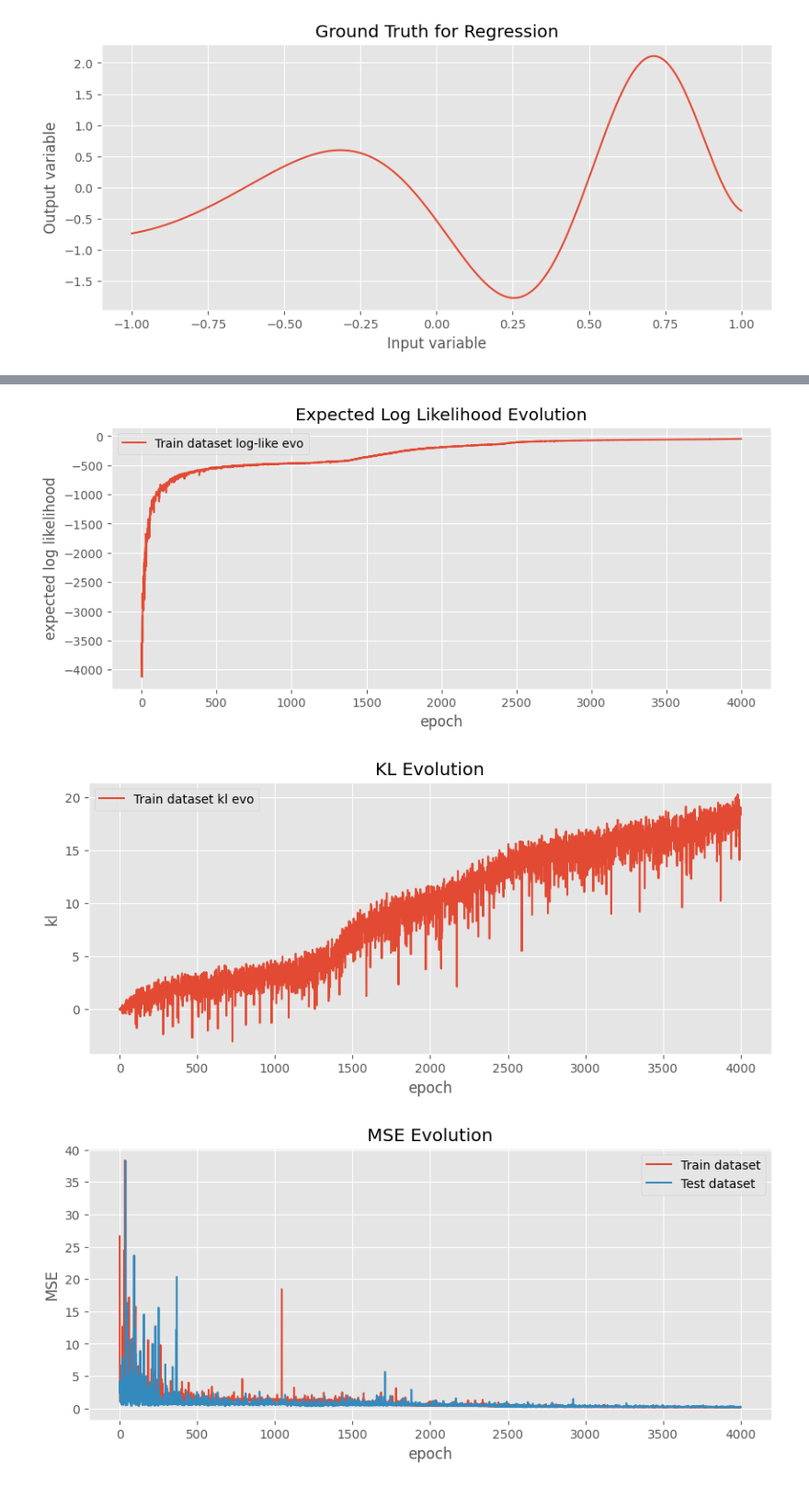
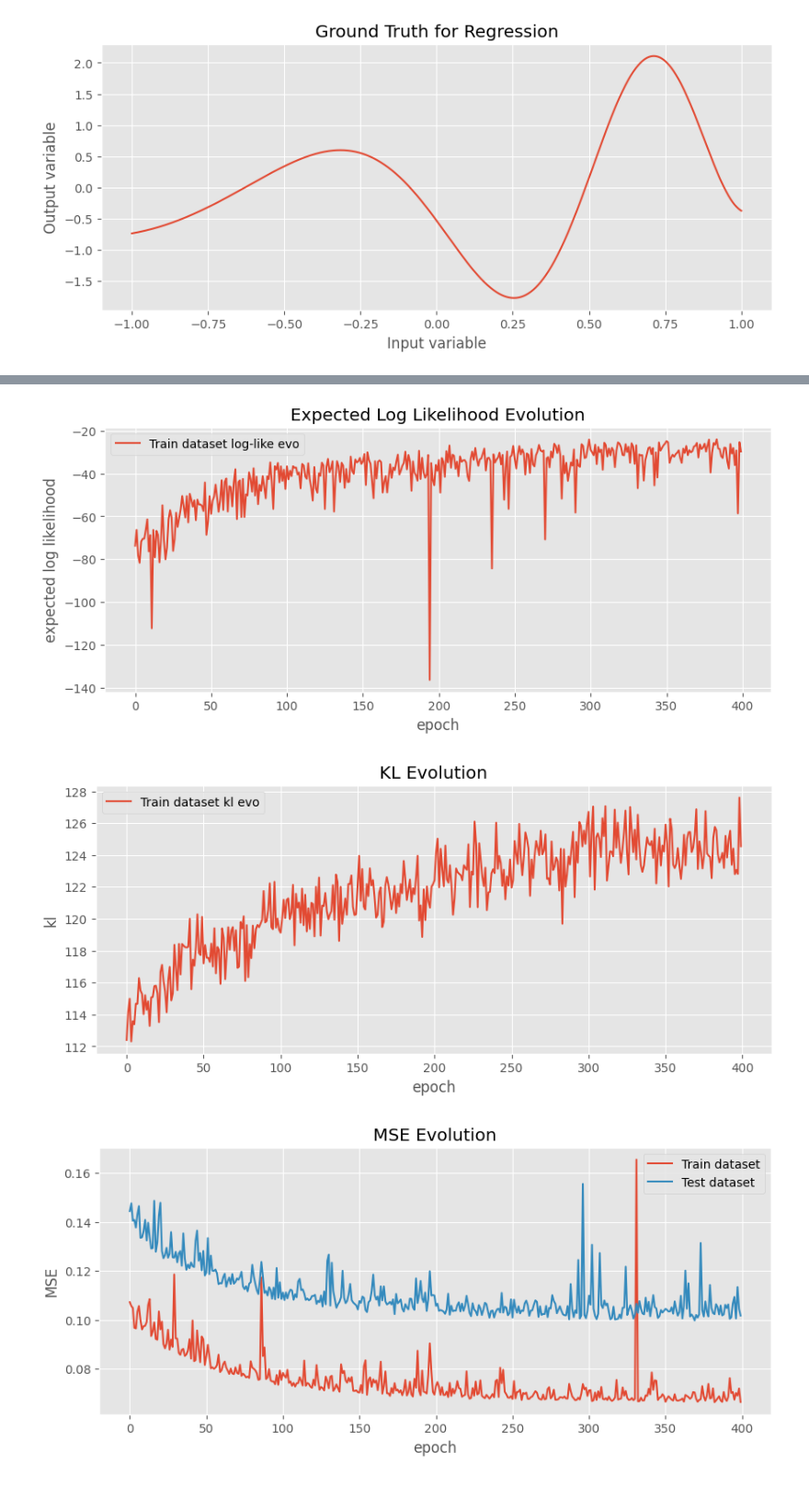
Before and after one commit to Marco-Gal/Bayesian-Neural-Network-Project, a Jupyter notebook: t distribution toy problems/T-noise.ipynb, the cells around one changed output, grey strips where cells are left out. Shown at 92% size. Cells and saved outputs as stored; diff of their text form; code cells hidden in the pictures.

```diff
--- a/t distribution toy problems/T-noise.ipynb
+++ b/t distribution toy problems/T-noise.ipynb
@@ -40,7 +41,10 @@ def gen_T_noise(size=100, df=5, loc=0, noise_scale=0.5, split=0.3):
 
 np.random.seed(42)
 
-x_tr, x_te, y_tr, y_te = gen_T_noise(size=100, df=5, loc=0, noise_scale=0.5, split=0.3)
+x_tr, x_te, y_tr, y_te = gen_T_noise(size=300, df=3, loc=0, noise_scale=0.15, split=0.3) # i think if we want std = 0.15 we should have scale = 0.15*sqrt(3/5)
+                                                                                    #but it's probably also fine to have larger var, it doesn't really matter
+                                                                                    # I am going to make df lower though so that there are bigger tails
+
 plt.title("Regression Dataset: Ground Truth Samples Sprinkled with T-dist Noise")
 plt.scatter(x_tr, y_tr, label='Train', color='darkblue')
 plt.scatter(x_te, y_te, label='Test', color='red')
@@ -355,8 +396,8 @@ class T_MeanFieldBNN(nn.Module):
 
         return kl - exp_ll, exp_ll, kl
 # %%
-gaussian_bnn_model = GaussianMeanFieldBNN(1, [5, 5], 1, noise_std=0.3, prior_var = 0.4)
-t_bnn_model = T_MeanFieldBNN(1, [5, 5], 1, df=5, noise_std=0.3, prior_var = 0.4)
+gaussian_bnn_model = GaussianMeanFieldBNN(1, [5, 5], 1, noise_std=0.3, prior_var = 0.1)
+t_bnn_model = T_MeanFieldBNN(1, [5, 5], 1, df=3, noise_std=0.3, prior_var = 0.4) # made the df a bit lower so it's significantly different from a normal
 
 g_opt = torch.optim.Adam(
     gaussian_bnn_model.parameters(),
@@ -418,17 +459,17 @@ tr_mse_loss_evo = []
 te_mse_loss_evo = []
 aux_loss = nn.MSELoss()
 
-for epoch in tqdm(range(4000)):  # epochs
+for epoch in tqdm(range(5000)):  # epochs
     g_opt.zero_grad()
 
-    l, ll, kl = gaussian_bnn_model.loss(x_tr, y_tr, num_samples = 1000)
+    l, ll, kl = gaussian_bnn_model.loss(x_tr, y_tr, num_samples = 20)
     tr_loss_evo.append(l.item())
     tr_ll_evo.append(ll.item())
     tr_kl_evo.append(kl.item())
-    tr_mse_loss_evo.append(aux_loss(gaussian_bnn_model(x_tr), y_tr.unsqueeze(0)).item())
+    tr_mse_loss_evo.append(aux_loss(gaussian_bnn_model(x_tr,num_samples = 5)[0].mean(0), y_tr).item())
 
     te_loss_evo.append(gaussian_bnn_model.loss(x_te, y_te)[0].item())
-    te_mse_loss_evo.append(aux_loss(gaussian_bnn_model(x_te), y_te.unsqueeze(0)).item())
+    te_mse_loss_evo.append(aux_loss(gaussian_bnn_model(x_te,num_samples = 5)[0].mean(0), y_te).item())
 
     l.backward()
     g_opt.step()
@@ -474,17 +520,17 @@ tr_mse_loss_evo = []
 te_mse_loss_evo = []
 aux_loss = nn.MSELoss()
 
-for epoch in tqdm(range(4000)):  # epochs
+for epoch in tqdm(range(400)):  # epochs
     t_opt.zero_grad()
 
-    l, ll, kl = t_bnn_model.loss(x_tr, y_tr, num_samples = 1000)
+    l, ll, kl = t_bnn_model.loss(x_tr, y_tr, num_samples = 20)
     tr_loss_evo.append(l.item())
     tr_ll_evo.append(ll.item())
     tr_kl_evo.append(kl.item())
-    tr_mse_loss_evo.append(aux_loss(t_bnn_model(x_tr), y_tr.unsqueeze(0)).item())
+    tr_mse_loss_evo.append(aux_loss(t_bnn_model(x_tr,num_samples = 5)[0].mean(0), y_tr).item())
 
     te_loss_evo.append(t_bnn_model.loss(x_te, y_te)[0].item())
-    te_mse_loss_evo.append(aux_loss(t_bnn_model(x_te), y_te.unsqueeze(0)).item())
+    te_mse_loss_evo.append(aux_loss(t_bnn_model(x_te,num_samples = 5)[0].mean(0), y_te).item())
 
     l.backward()
     t_opt.step()
@@ -525,6 +571,6 @@ plt.show()
-[figure, old version]
+[figure, new version]
-[figure, old version]
+[figure, new version]
-[figure, old version]
+[figure, new version]
 # %%
 # xs = np.linspace(-1, 1, 500)
 # num_samps = 100
```
Also changed, not shown: parts of 13 cells of this notebook, 4 other files.
